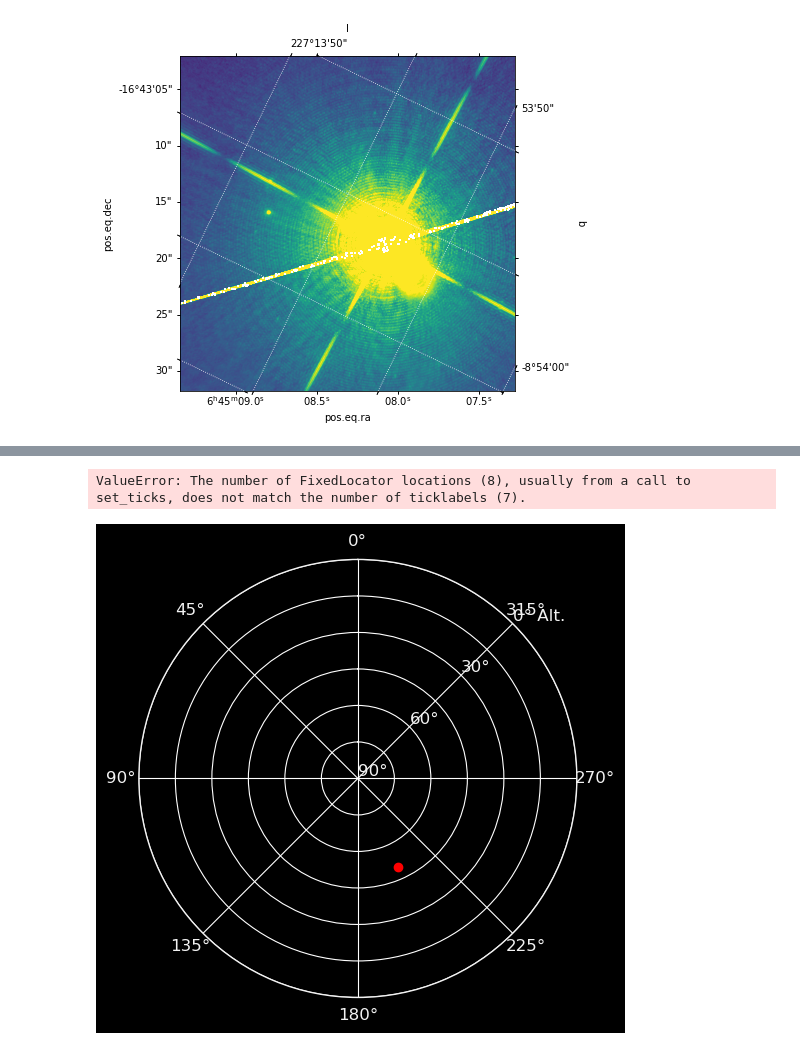
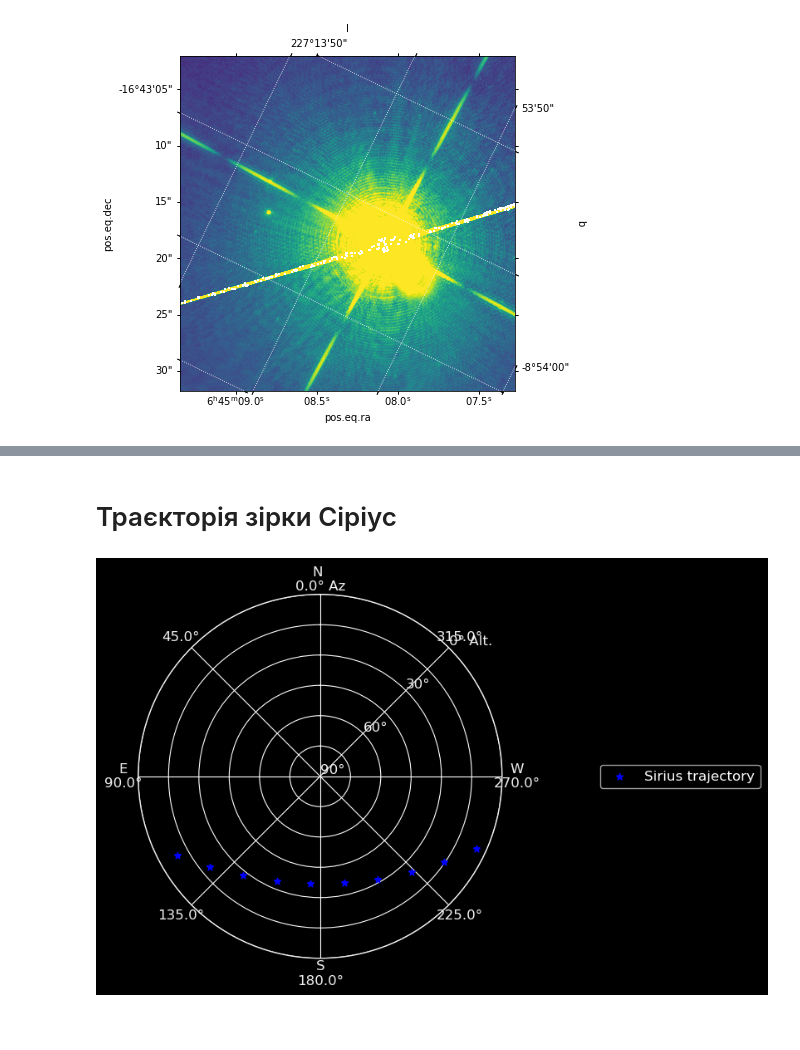
Before and after one commit to yhetman/projects-in-progress, a Jupyter notebook: celestial-modeling/Sirius.ipynb, the cells around one changed output, grey strips where cells are left out. Drawn from its saved outputs; the diff is of its cells as text; code cells hidden in the pictures; blank space fills up the shorter version.

```diff
--- a/celestial-modeling/Sirius.ipynb
+++ b/celestial-modeling/Sirius.ipynb
@@ -109,18 +132,10 @@ overlay.grid(color='white', ls='dotted')
 # %%
-from astropy.time import Time
-from astropy.coordinates import EarthLocation
-from astroplan.plots import plot_sky
-from astroplan import Observer
-
-location = EarthLocation.from_geodetic(-155.4761*u.deg, 19.825*u.deg,)
-observer = Observer(location=location, name="Subaru", timezone="US/Hawaii")
-
-
+location = EarthLocation.from_geodetic(49.98081*u.deg, 36.25272*u.deg)
+observer = Observer(location=location, name="Kharkiv", timezone="EST")
 sirius_coords = SkyCoord(ra=header['RA_APER']*u.deg, dec=header['DEC_APER']*u.deg)
 sirius = FixedTarget(coord=sirius_coords, name="Sirius")
 
-observe_time = Time(['2020-10-31 15:30:00'])
-
+observe_time = Time(['2020-10-31 00:30:00'])
 plot_sky(sirius, observer, observe_time,style_sheet=dark_style_sheet, style_kwargs={'color':'red'})
 
 plt.legend(loc='center left', bbox_to_anchor=(1.25, 0.5))
@@ -131,10 +145,12 @@ ValueError: The number of FixedLocator locations (8), usually from a call to set
+# %% [markdown]
+# Траєкторія зірки Сіріус
 # %%
-from astropy.coordinates import SkyCoord, EarthLocation, AltAz
-horiz_coords = sirius_coords.transform_to(AltAz(obstime=observe_time,location=location))
-plot_sky(horiz_sirius, observer, observe_time,style_sheet=dark_style_sheet, style_kwargs={'color':'red'})
+sirius = FixedTarget(coord=sirius_coords, name="Sirius trajectory")
+
+observe_timeseries = observe_time + np.linspace(-4, 5, 10)*u.hour
+plot_sky(sirius, observer, observe_timeseries,style_sheet=dark_style_sheet, style_kwargs={'color':'blue', 'marker':'*'})
 
 plt.legend(loc='center left', bbox_to_anchor=(1.25, 0.5))
 plt.show()
 # %% [output]
-ValueError: The number of FixedLocator locations (8), usually from a call to set_ticks, does not match the number of ticklabels (7).
-[figure, old version]
+[figure, new version]
```
Also changed, not shown: parts of 14 cells of this notebook, 1 other file.
